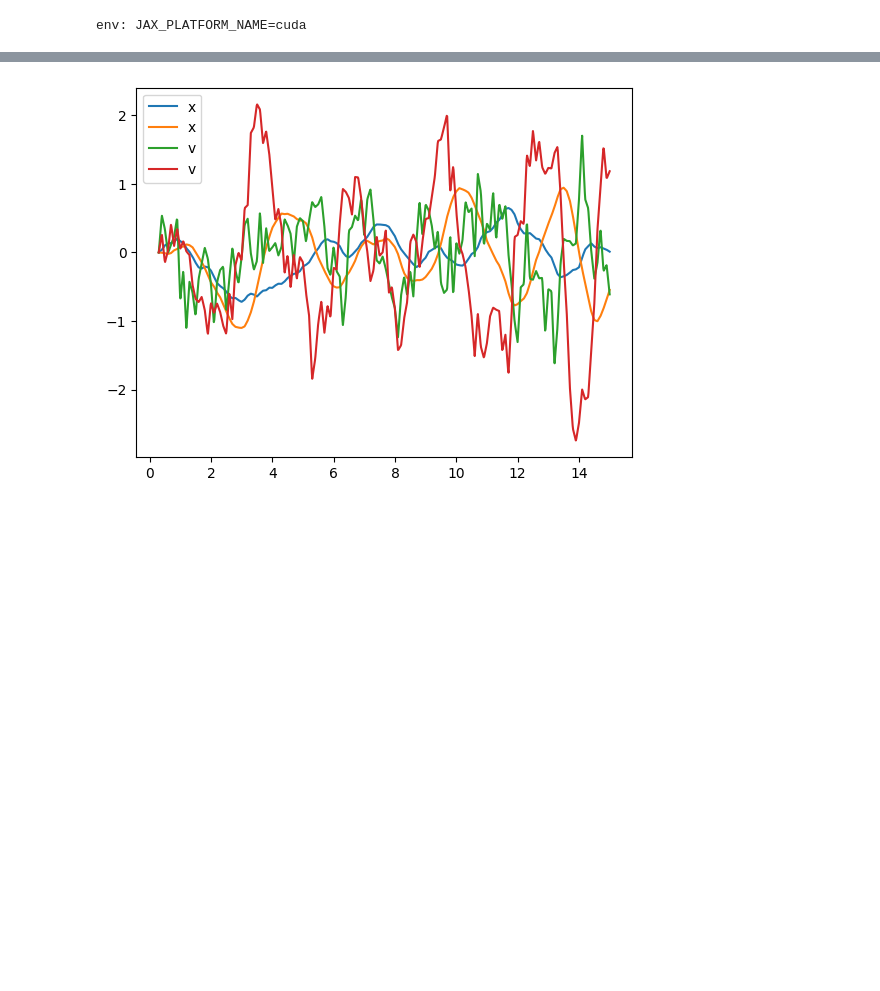
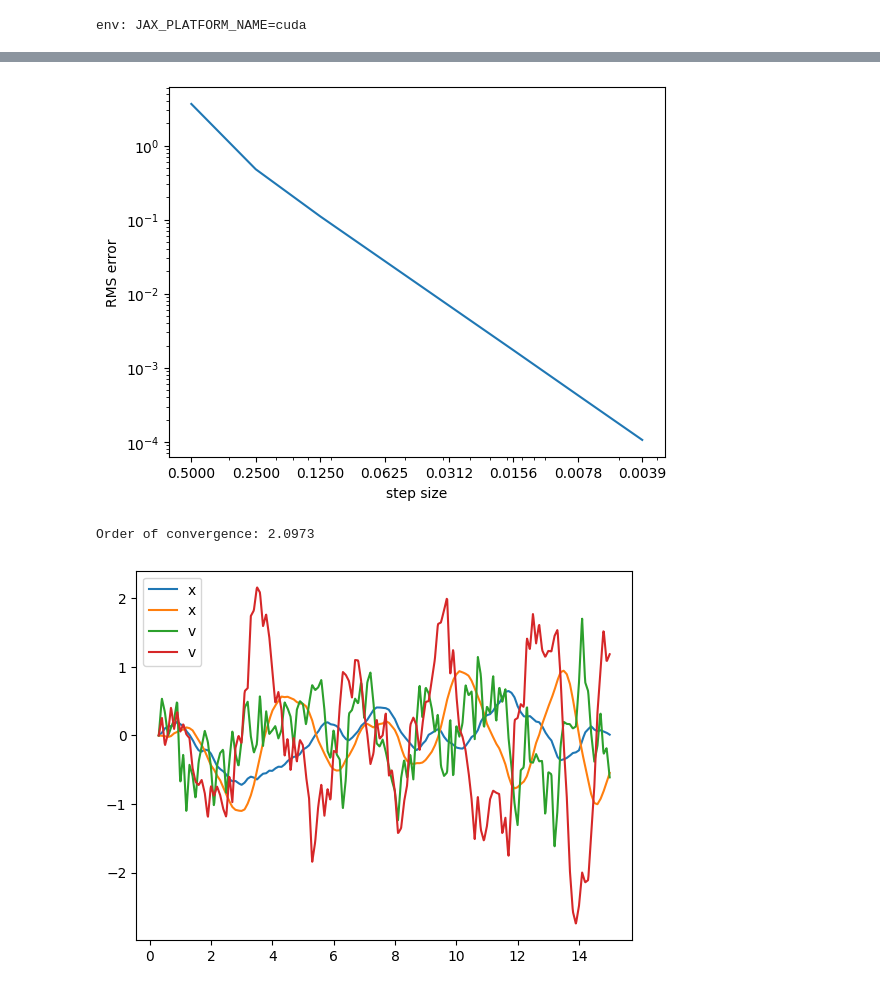
Before and after one commit to andyElking/diffrax_STLA, a Jupyter notebook: srk_trial.ipynb, the cells around one changed output, grey strips where cells are left out. Cells and saved outputs as stored; diff of their text form; code cells hidden in the pictures; blank space fills up the shorter version.

```diff
--- a/srk_trial.ipynb
+++ b/srk_trial.ipynb
@@ -81,3 +108,12 @@ env: JAX_PLATFORM_NAME=cuda
+# %%
+hs2 = jnp.power(2.0, jnp.arange(-1, -9, -1, dtype=dtype))
+hs, ShARK_errs_time_hosc, _ = sde_solver_order(
+    keys, time_hosc, ShARK(), ShARK(), 2**-11, hs=hs2
+)
+draw_order(hs, ShARK_errs_time_hosc)
+# %% [output]
+[figure, added]
+Order of convergence: 2.0973
 # %%
 solFosSRK = diffeqsolve(
     terms_hosc, FosterSRK(), t0, t1, dt0=dt0, y0=hosc.y0, args=hosc.args, saveat=saveat
```
Also changed, not shown: parts of 5 cells of this notebook, 3 other files.
